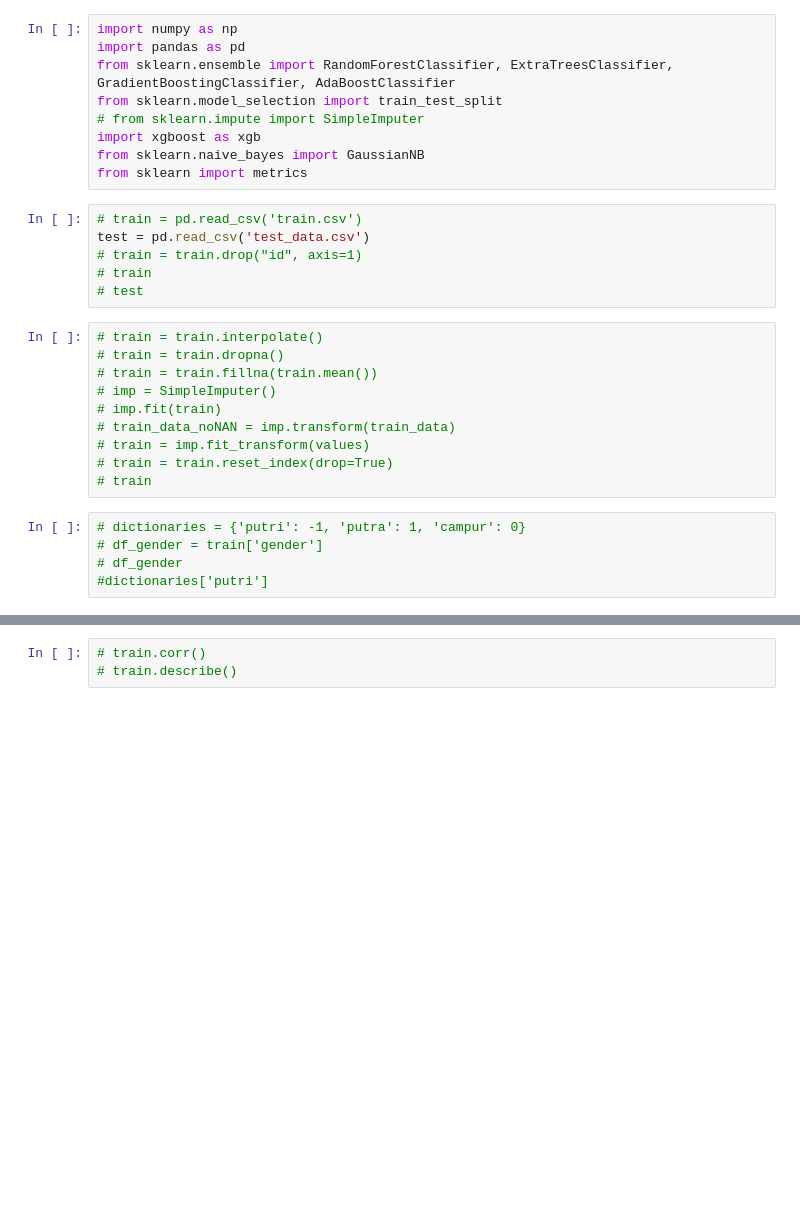
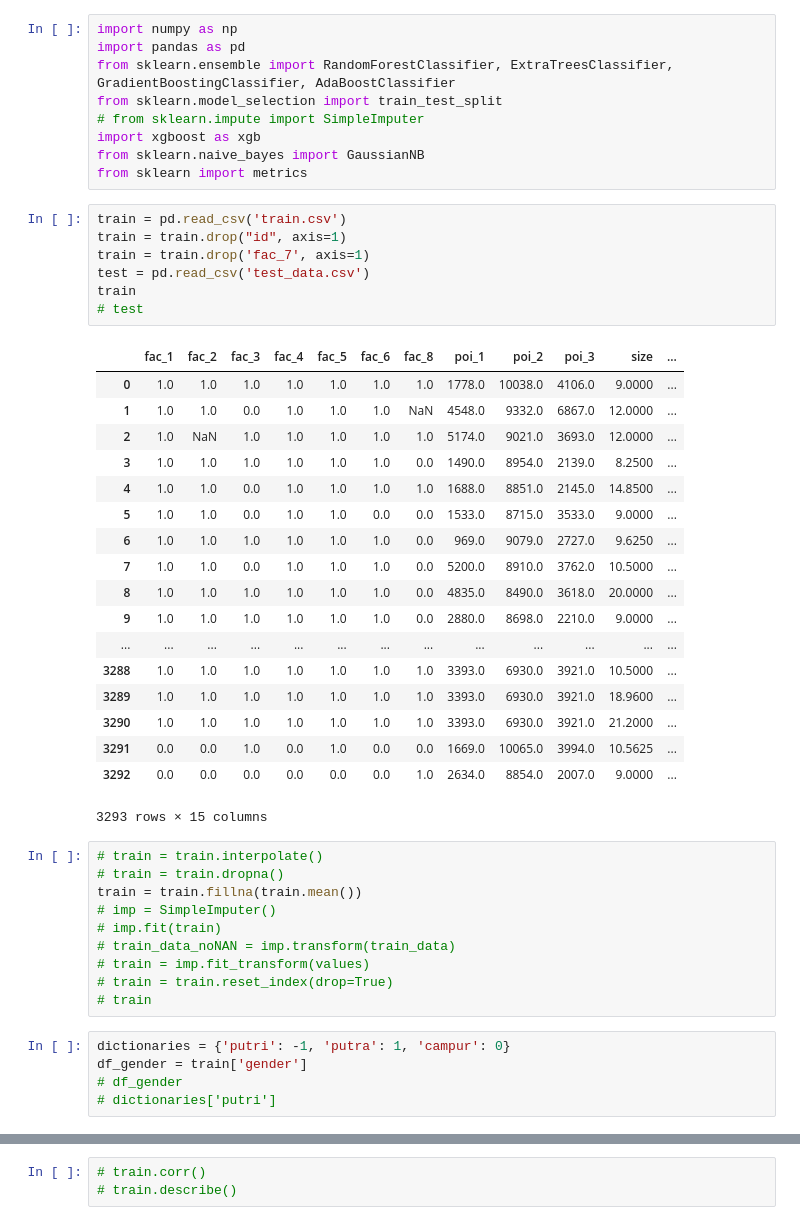
Before and after one commit to FarhanSetyaD/DataMining-Competition-JOINTS-UGM-2019, a Jupyter notebook: Preprocessing.ipynb, the cells around one changed output, grey strips where cells are left out. Cells and saved outputs as stored; diff of their text form; blank space fills up the shorter version.

```diff
--- a/Preprocessing.ipynb
+++ b/Preprocessing.ipynb
@@ -8,15 +8,35 @@ import xgboost as xgb
 from sklearn.naive_bayes import GaussianNB
 from sklearn import metrics
 # %%
-# train = pd.read_csv('train.csv')
+train = pd.read_csv('train.csv')
+train = train.drop("id", axis=1)
+train = train.drop('fac_7', axis=1)
 test = pd.read_csv('test_data.csv')
-# train = train.drop("id", axis=1)
-# train
+train
 # test
+# %% [output]
+|  | fac_1 | fac_2 | fac_3 | fac_4 | fac_5 | fac_6 | fac_8 | poi_1 | poi_2 | poi_3 | size | ... |
+| 0 | 1.0 | 1.0 | 1.0 | 1.0 | 1.0 | 1.0 | 1.0 | 1778.0 | 10038.0 | 4106.0 | 9.0000 | ... |
+| 1 | 1.0 | 1.0 | 0.0 | 1.0 | 1.0 | 1.0 | NaN | 4548.0 | 9332.0 | 6867.0 | 12.0000 | ... |
+| 2 | 1.0 | NaN | 1.0 | 1.0 | 1.0 | 1.0 | 1.0 | 5174.0 | 9021.0 | 3693.0 | 12.0000 | ... |
+| 3 | 1.0 | 1.0 | 1.0 | 1.0 | 1.0 | 1.0 | 0.0 | 1490.0 | 8954.0 | 2139.0 | 8.2500 | ... |
+| 4 | 1.0 | 1.0 | 0.0 | 1.0 | 1.0 | 1.0 | 1.0 | 1688.0 | 8851.0 | 2145.0 | 14.8500 | ... |
+| 5 | 1.0 | 1.0 | 0.0 | 1.0 | 1.0 | 0.0 | 0.0 | 1533.0 | 8715.0 | 3533.0 | 9.0000 | ... |
+| 6 | 1.0 | 1.0 | 1.0 | 1.0 | 1.0 | 1.0 | 0.0 | 969.0 | 9079.0 | 2727.0 | 9.6250 | ... |
+| 7 | 1.0 | 1.0 | 0.0 | 1.0 | 1.0 | 1.0 | 0.0 | 5200.0 | 8910.0 | 3762.0 | 10.5000 | ... |
+| 8 | 1.0 | 1.0 | 1.0 | 1.0 | 1.0 | 1.0 | 0.0 | 4835.0 | 8490.0 | 3618.0 | 20.0000 | ... |
+| 9 | 1.0 | 1.0 | 1.0 | 1.0 | 1.0 | 1.0 | 0.0 | 2880.0 | 8698.0 | 2210.0 | 9.0000 | ... |
+| ... | ... | ... | ... | ... | ... | ... | ... | ... | ... | ... | ... | ... |
+| 3288 | 1.0 | 1.0 | 1.0 | 1.0 | 1.0 | 1.0 | 1.0 | 3393.0 | 6930.0 | 3921.0 | 10.5000 | ... |
+| 3289 | 1.0 | 1.0 | 1.0 | 1.0 | 1.0 | 1.0 | 1.0 | 3393.0 | 6930.0 | 3921.0 | 18.9600 | ... |
+| 3290 | 1.0 | 1.0 | 1.0 | 1.0 | 1.0 | 1.0 | 1.0 | 3393.0 | 6930.0 | 3921.0 | 21.2000 | ... |
+| 3291 | 0.0 | 0.0 | 1.0 | 0.0 | 1.0 | 0.0 | 0.0 | 1669.0 | 10065.0 | 3994.0 | 10.5625 | ... |
+| 3292 | 0.0 | 0.0 | 0.0 | 0.0 | 0.0 | 0.0 | 1.0 | 2634.0 | 8854.0 | 2007.0 | 9.0000 | ... |
+3293 rows × 15 columns
 # %%
 # train = train.interpolate()
 # train = train.dropna()
-# train = train.fillna(train.mean())
+train = train.fillna(train.mean())
 # imp = SimpleImputer()
 # imp.fit(train)
 # train_data_noNAN = imp.transform(train_data)
@@ -24,8 +44,8 @@ test = pd.read_csv('test_data.csv')
 # train = train.reset_index(drop=True)
 # train
 # %%
-# dictionaries = {'putri': -1, 'putra': 1, 'campur': 0}
-# df_gender = train['gender']
+dictionaries = {'putri': -1, 'putra': 1, 'campur': 0}
+df_gender = train['gender']
 # df_gender
-#dictionaries['putri']
+# dictionaries['putri']
 # %%
```
Also changed, not shown: parts of 8 cells of this notebook, 1 other file.
